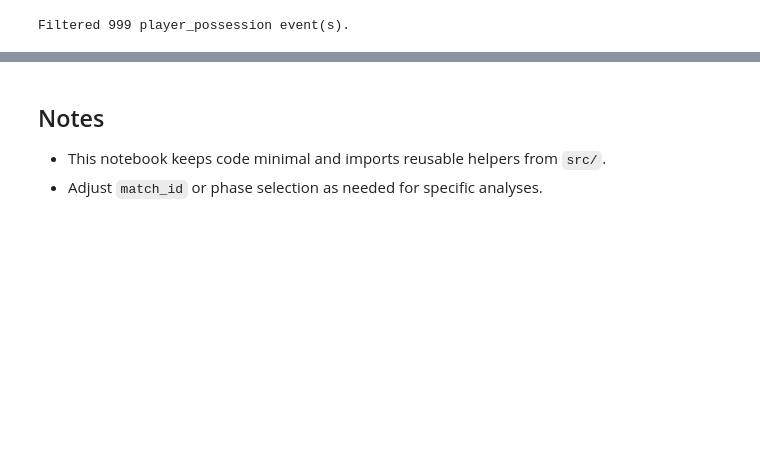
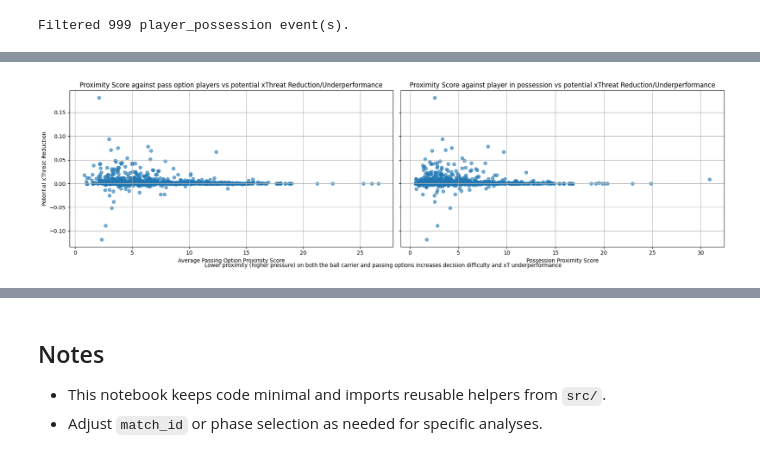
Before and after one commit to falguni7/analytics_cup_research_fg, a Jupyter notebook: submission.ipynb, the cells around one changed output, grey strips where cells are left out. Drawn from its saved outputs; the diff is of its cells as text; code cells hidden in the pictures; blank space fills up the shorter version.

```diff
--- a/submission.ipynb
+++ b/submission.ipynb
@@ -473,0 +330,38 @@ plt.show()
+# %%
+# Side-by-side subplots: avg_po vs reduction, and pp vs reduction
+import matplotlib.pyplot as plt
+pp_rows = enriched_de_match[enriched_de_match["event_type"] == "player_possession"]
+
+fig, axes = plt.subplots(1, 2, figsize=(18, 5), sharey=True)
+
+# Left: Average Passing Option Proximity vs Potential xThreat Reduction
+axes[0].scatter(
+    pp_rows["avg_po_proximity_score"],
+    pp_rows["potential_xthreat_reduction"],
+    alpha=0.6,
+)
+axes[0].set_xlabel("Average Passing Option Proximity Score")
+axes[0].set_ylabel("Potential xThreat Reduction")
+axes[0].set_title("Proximity Score against pass option players vs potential xThreat Reduction/Underperformance")
+axes[0].grid(True)
+
+# Right: Possession Proximity vs Potential xThreat Reduction
+axes[1].scatter(
+    pp_rows["pp_proximity_score"],
+    pp_rows["potential_xthreat_reduction"],
+    alpha=0.6,
+)
+axes[1].set_xlabel("Possession Proximity Score")
+axes[1].set_title("Proximity Score against player in possession vs potential xThreat Reduction/Underperformance")
+axes[1].grid(True)
+
+plt.tight_layout()
+fig.text(
+    0.5, 0.02,
+    "Lower proximity (higher pressure) on both the ball carrier and passing options increases decision difficulty and xT underperformance",
+    ha="center", va="center", fontsize=10
+)
+# plt.title("Lower proximity (equivalent to higher pressure) on both the player in posession and the passing options cause higher decision problem and xT underperformance")
+plt.show()
+# %% [output]
+[figure, added]
```
Also changed, not shown: parts of 23 cells of this notebook.
